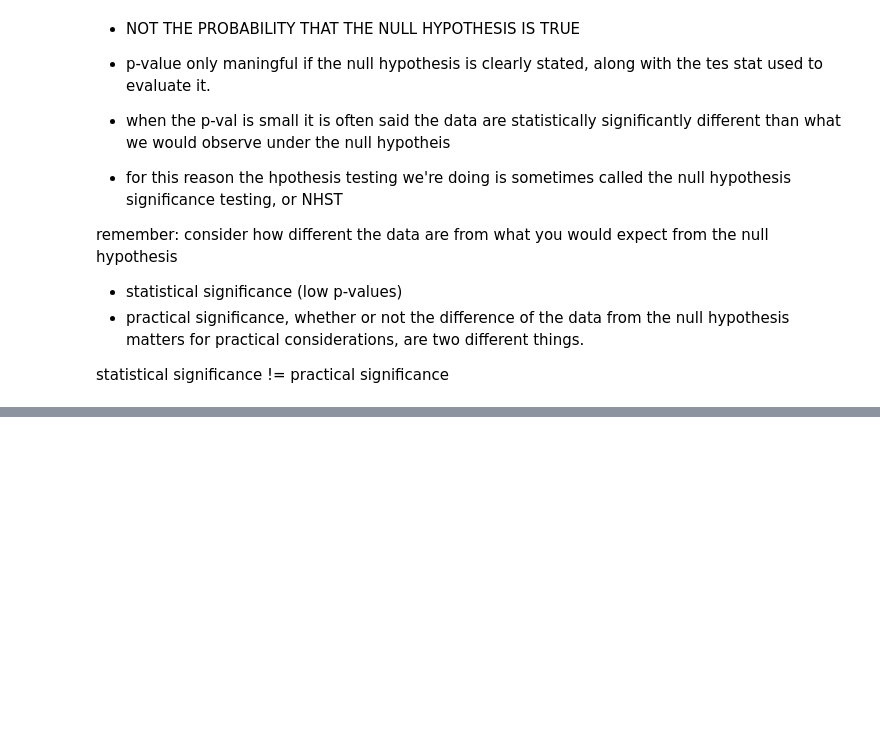
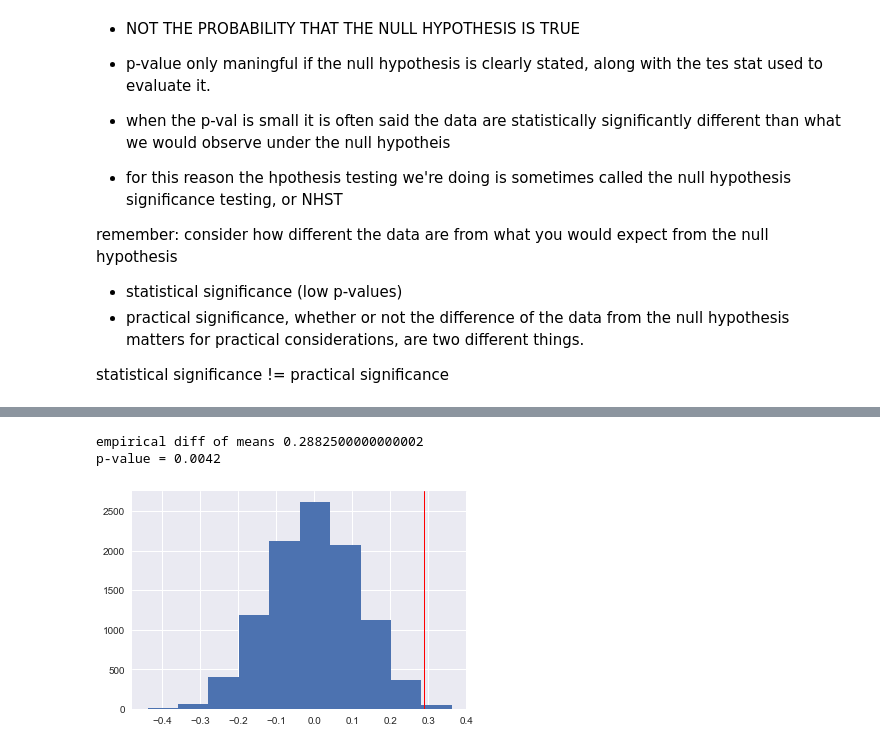
Before and after one commit to paulo-g-martinez/statistical-thinking-in-python-datacamp, a Jupyter notebook: statistical-thinking-in-py-part2.ipynb, the cells around one changed output, grey strips where cells are left out. Saved outputs shown, nothing was run; the diff lists cells and outputs as text; code cells hidden in the pictures; blank space fills up the shorter version.

```diff
--- a/statistical-thinking-in-py-part2.ipynb
+++ b/statistical-thinking-in-py-part2.ipynb
@@ -1182,0 +1218,46 @@ def draw_perm_reps(data_1, data_2, func, size=1):
+# %%
+def diff_of_means(data_1, data_2):
+    """Difference in means of two arrays."""
+
+    # The difference of means of data_1, data_2: diff
+    diff = np.mean(data_1) - np.mean(data_2)
+
+    return diff
+# %%
+force_a = frogs_df.impact_force[frogs_df.ID == 'A']
+force_b = frogs_df.impact_force[frogs_df.ID == 'B']
+# %%
+# Compute difference of mean impact force from experiment: empirical_diff_means
+empirical_diff_means = diff_of_means(force_a, force_b)
+print('empirical diff of means', empirical_diff_means)
+
+# Draw 10,000 permutation replicates: perm_replicates
+perm_replicates = draw_perm_reps(force_a, force_b,
+                                 diff_of_means, size=10000)
+
+# Compute p-value: p
+p = np.sum(perm_replicates >= empirical_diff_means) / len(perm_replicates)
+
+# Print the result
+print('p-value =', p)
+
+#I'm pretty sure p will be the odds of getting a diff of means
+# of the permuted samples that is
+# greater than or equal to the empirical difference
+
+# i.e. odds of getting the empirical difference
+# if two identical frogs were compared 20 * 10,000 times
+
+# i.e. the chance that two identical frogs would produce these results
+# if they were tested 200,000 times
+
+# .4% chance
+# %% [output]
+empirical diff of means 0.2882500000000002
+p-value = 0.0042
+# %%
+plt.hist(perm_replicates)
+plt.axvline(x = empirical_diff_means, color = 'red', linewidth = '1')
+plt.show()
+# %% [output]
+[figure, added]
```
Also changed, not shown: parts of 4 cells of this notebook.
